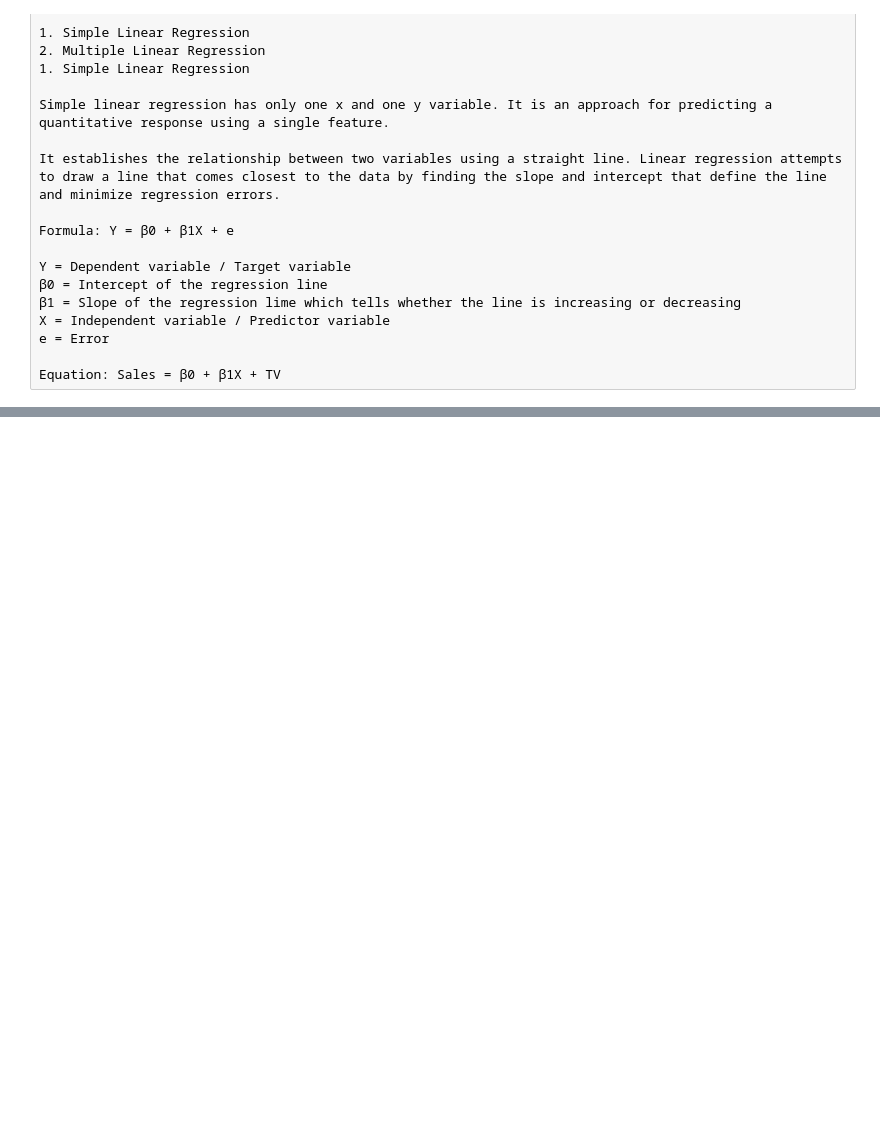
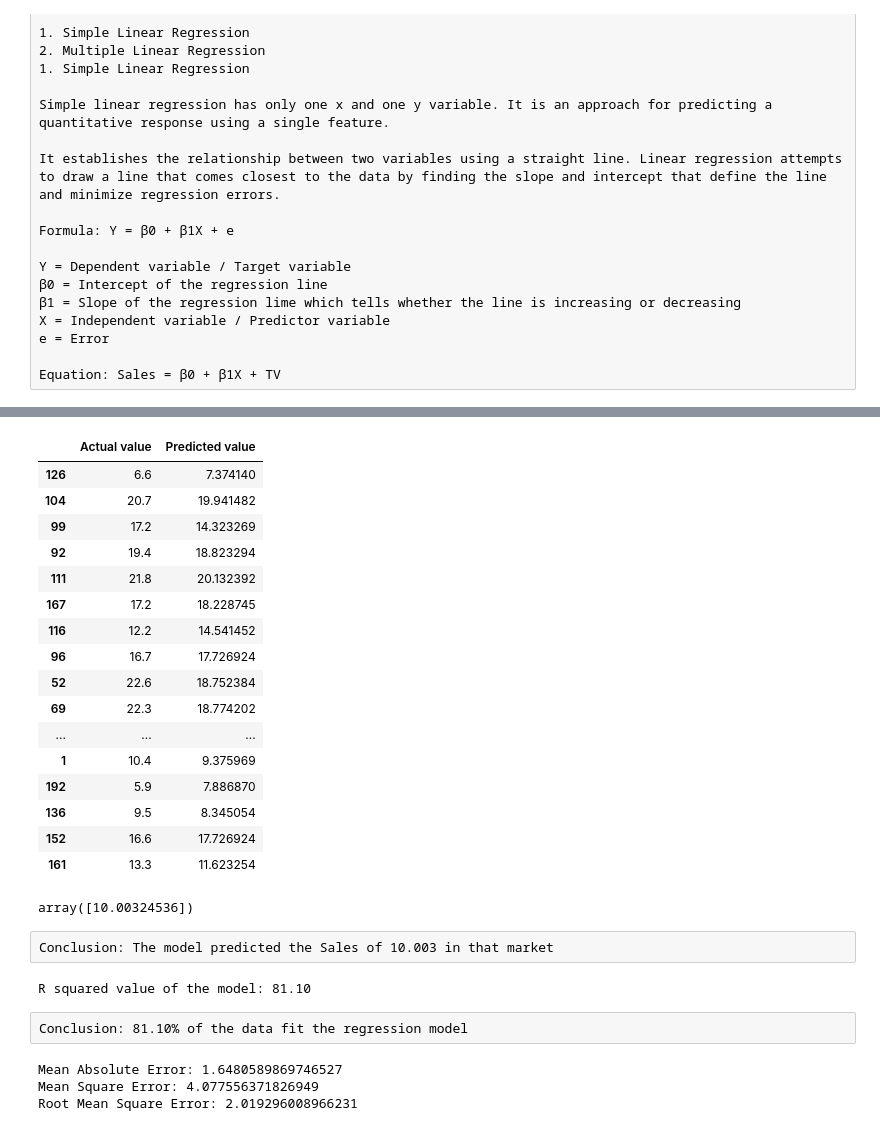
Before and after one commit to greaterpablo/SalesPredictionLinearRegression, a Jupyter notebook: pymaceuticals_starter.ipynb, the cells around one changed output, grey strips where cells are left out. Drawn from its saved outputs; the diff is of its cells as text; code cells hidden in the pictures; blank space fills up the shorter version.

```diff
--- a/pymaceuticals_starter.ipynb
+++ b/pymaceuticals_starter.ipynb
@@ -124,0 +160,4 @@ Equation: Sales = β0 + β1X + TV
+# %%
+#Prediction of Test and Training set result
+y_pred_slr= slr.predict(x_test)
+x_pred_slr= slr.predict(x_train)
@@ -124,0 +177,50 @@ Equation: Sales = β0 + β1X + TV
+# %%
+#Actual value and the predicted value
+slr_diff = pd.DataFrame({'Actual value': y_test, 'Predicted value': y_pred_slr})
+slr_diff
+# %% [output]
+|  | Actual value | Predicted value |
+| 126 | 6.6 | 7.374140 |
+| 104 | 20.7 | 19.941482 |
+| 99 | 17.2 | 14.323269 |
+| 92 | 19.4 | 18.823294 |
+| 111 | 21.8 | 20.132392 |
+| 167 | 17.2 | 18.228745 |
+| 116 | 12.2 | 14.541452 |
+| 96 | 16.7 | 17.726924 |
+| 52 | 22.6 | 18.752384 |
+| 69 | 22.3 | 18.774202 |
+| ... | ... | ... |
+| 1 | 10.4 | 9.375969 |
+| 192 | 5.9 | 7.886870 |
+| 136 | 9.5 | 8.345054 |
+| 152 | 16.6 | 17.726924 |
+| 161 | 13.3 | 11.623254 |
+# %%
+#Predict for any value
+slr.predict([[56]])
+# %% [output]
+array([10.00324536])
+# %% [raw]
+Conclusion: The model predicted the Sales of 10.003 in that market
+# %%
+# print the R-squared value for the model
+from sklearn.metrics import accuracy_score
+print('R squared value of the model: {:.2f}'.format(slr.score(x,y)*100))
+# %% [output]
+R squared value of the model: 81.10
+# %% [raw]
+Conclusion: 81.10% of the data fit the regression model
+# %%
+# 0 means the model is perfect. Therefore the value should be as close to 0 as possible
+meanAbErr = metrics.mean_absolute_error(y_test, y_pred_slr)
+meanSqErr = metrics.mean_squared_error(y_test, y_pred_slr)
+rootMeanSqErr = np.sqrt(metrics.mean_squared_error(y_test, y_pred_slr))
+
+print('Mean Absolute Error:', meanAbErr)
+print('Mean Square Error:', meanSqErr)
+print('Root Mean Square Error:', rootMeanSqErr)
+# %% [output]
+Mean Absolute Error: 1.6480589869746527
+Mean Square Error: 4.077556371826949
+Root Mean Square Error: 2.019296008966231
```
Also changed, not shown: parts of 19 cells of this notebook, 1 other file.
